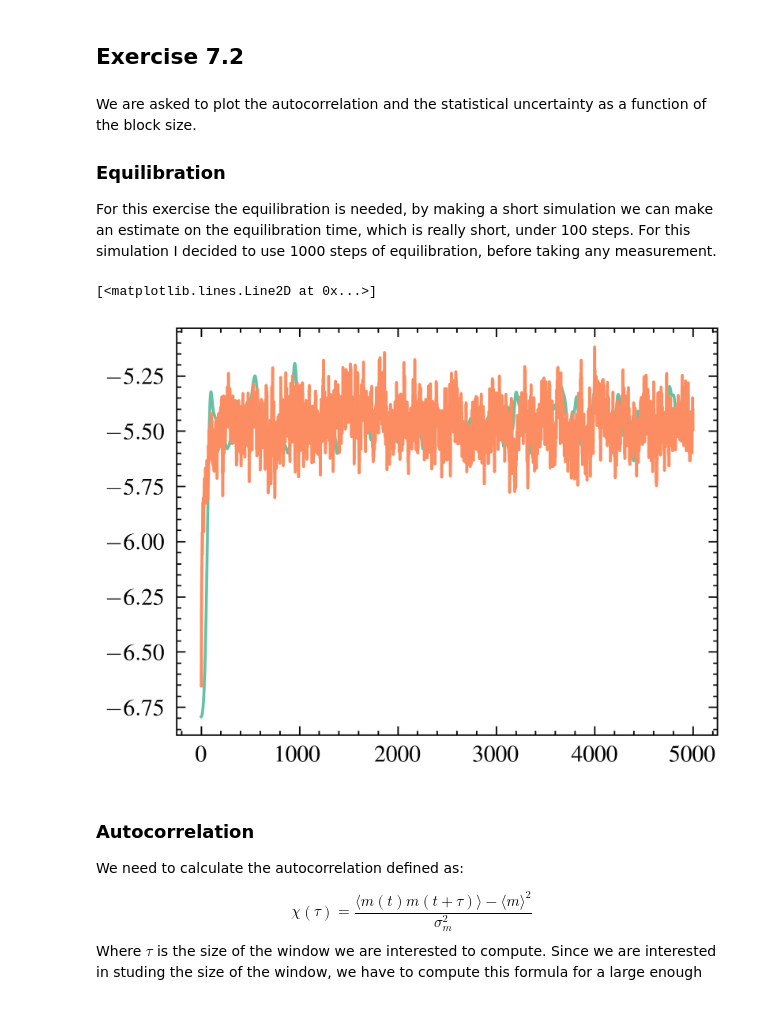
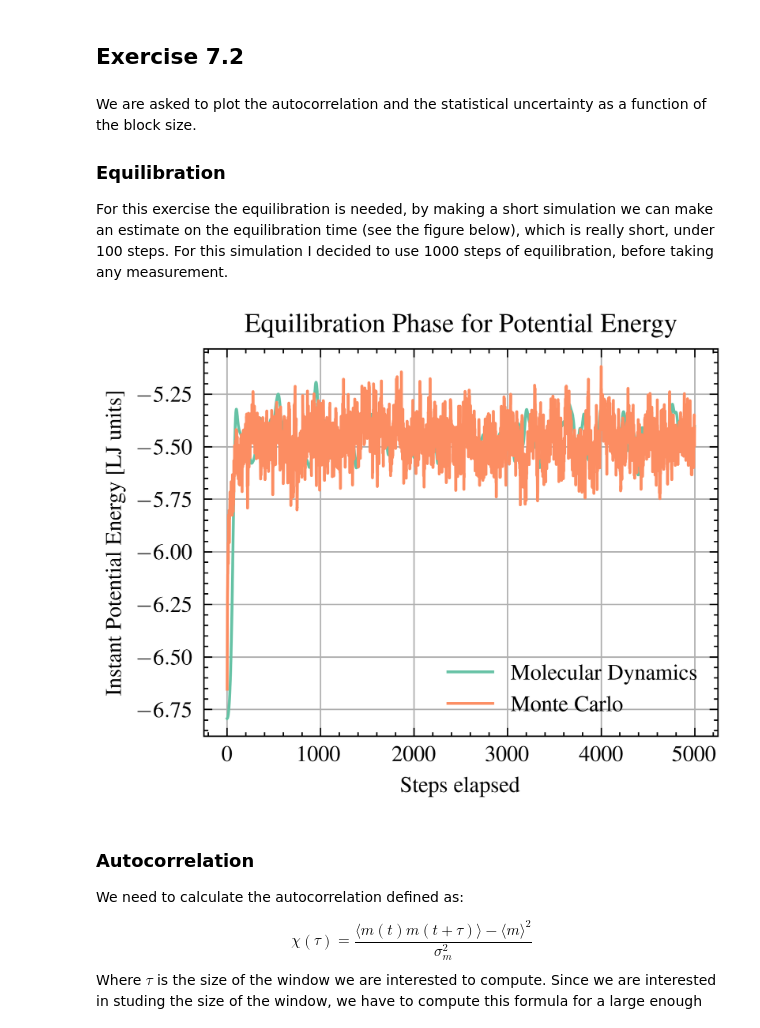
Before and after one commit to Mattia04/LSN, a Jupyter notebook: Notebooks/Exercises_07.ipynb, the cells around one changed output. Drawn from its saved outputs; the diff is of its cells as text; code cells hidden in the pictures.

```diff
--- a/Notebooks/Exercises_07.ipynb
+++ b/Notebooks/Exercises_07.ipynb
@@ -33,7 +33,7 @@ We are asked to plot the autocorrelation and the statistical uncertainty as a fu
 
 ### Equilibration
 
-For this exercise the equilibration is needed, by making a short simulation we can make an estimate on the equilibration time, which is really short, under 100 steps. For this simulation I decided to use 1000 steps of equilibration, before taking any measurement.
+For this exercise the equilibration is needed, by making a short simulation we can make an estimate on the equilibration time (see the figure below), which is really short, under 100 steps. For this simulation I decided to use 1000 steps of equilibration, before taking any measurement.
 # %%
 # Imports
 from cycler import cycler
@@ -49,21 +49,29 @@ plt.style.use(["science", "ieee"])
 colors = plt.cm.Set2.colors
 plt.rcParams["axes.prop_cycle"] = cycler(color=colors)
 # %%
-# Equilibration
-data = np.loadtxt(
+# Load data
+U_MD = np.loadtxt(
     "../Exercises/Exercises_07/Data/Equilibration/MD/potential_energy.dat"
 )
 
-plt.plot(data[:, 1])
-
-data = np.loadtxt(
+U_MC = np.loadtxt(
     "../Exercises/Exercises_07/Data/Equilibration/MC/potential_energy.dat"
 )
 
-plt.plot(data[:, 1])
+# Plot
+plt.plot(U_MD[:, 1], label="Molecular Dynamics")
+plt.plot(U_MC[:, 1], label="Monte Carlo")
+
+plt.title("Equilibration Phase for Potential Energy")
+plt.xlabel("Steps elapsed")
+plt.ylabel(f"Instant Potential Energy [LJ units]")
+
+plt.legend()
+plt.grid()
+
+plt.show()
 # %% [output]
-[<matplotlib.lines.Line2D at 0x...>]
-[figure, old version]
+[figure, new version]
 # %% [markdown]
 ### Autocorrelation
 
```
Also changed, not shown: parts of 5 cells of this notebook.
